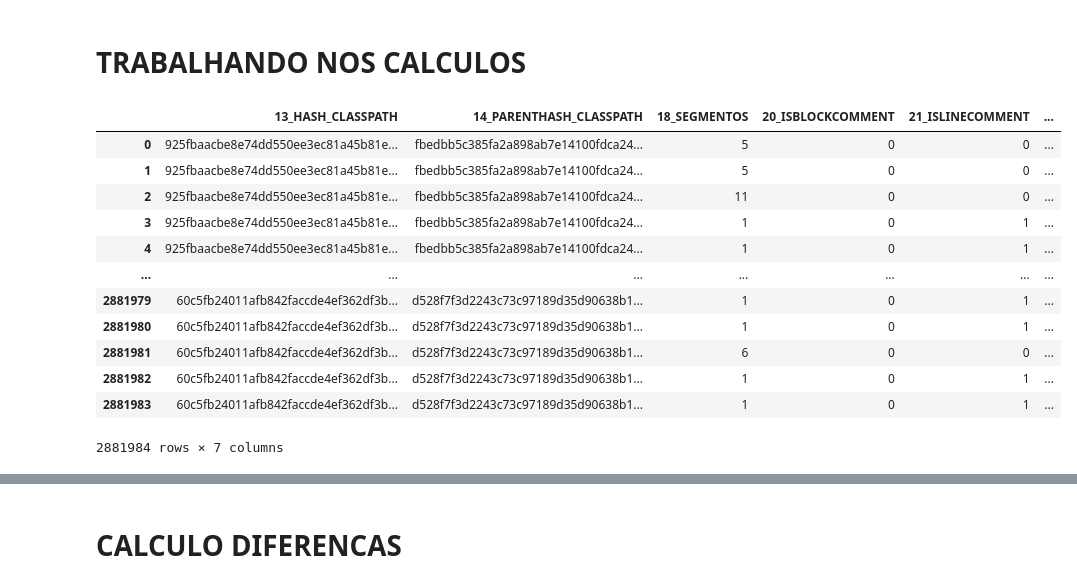
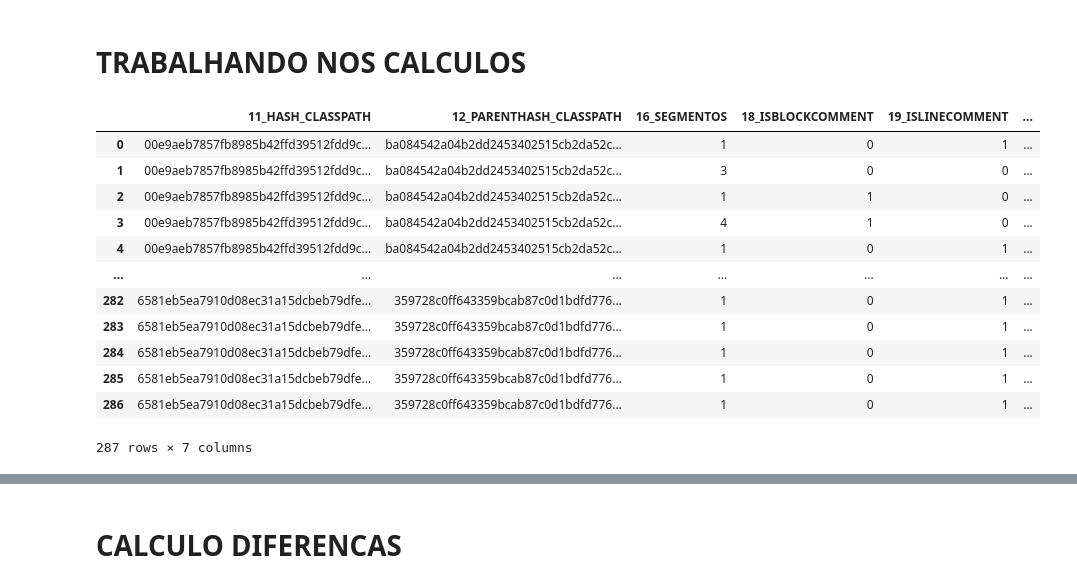
Before and after one commit to KleitonEwerton/project-analyzer-with-parsers, a Jupyter notebook: analise_refatoracao.ipynb, the cells around one changed output, grey strips where cells are left out. Cells and saved outputs as stored; diff of their text form; code cells hidden in the pictures.

```diff
--- a/analise_refatoracao.ipynb
+++ b/analise_refatoracao.ipynb
@@ -73,24 +70,32 @@ FILE_NAME_COMMENTS = 'comments-auto.csv'
+# %%
+FILE_NAME_REFACTORING = 'csv/refactorings-examples-for-refactoring-testing.csv'
+FILE_NAME_COMMENTS = 'csv/comments-examples-for-refactoring-testing.csv'
+
+FILE_NAME_TABELA_AGRUPADA = 'comments-examples/tabela-agrupada.csv'
+FILE_NAME_TABELA_MERGE = 'comments-examples/tabela-merge-comentarios.csv'
+FILE_NAME_TABELA_COMPLETA = 'comments-examples/tabela-completa.csv'
+FILE_NAME_TABELA_REGRAS = 'comments-examples/tabela-regras.csv'
+FILE_NAME_TABELA_DIFERENCA_COMENTARIOS = 'csv/tabela-diferenca-comentarios.csv'
+
+FILE_NAME_PIVOTED = 'comments-examples/pivoted.csv'
+FILE_NAME_QUANTIDADE_COMENTARIOS = 'comments-examples/quantidade-comentarios.csv'
 # %% [markdown]
 # TRABALHANDO NOS CALCULOS
 # %%
 DF_COMMENTS = pd.read_csv(FILE_NAME_COMMENTS)
-
-# CONTAR QUANTOS DIFERENTE TEM EM 19_CLASSPATH
-DF_C = DF_COMMENTS['19_CLASSPATH'].value_counts()
-
-DF_COMMENTS.drop(columns=['15_TYPE', '16_STARTLINE', '17_ENDLINE', '19_CLASSPATH', '11_HASH', '12_PARENTSHASH'], inplace=True)
+DF_COMMENTS.drop(columns=['13_TYPE', '14_STARTLINE', '15_ENDLINE'], inplace=True)
 DF_COMMENTS
 # %% [output]
-|  | 13_HASH_CLASSPATH | 14_PARENTHASH_CLASSPATH | 18_SEGMENTOS | 20_ISBLOCKCOMMENT | 21_ISLINECOMMENT | ... |
-| 0 | 925fbaacbe8e74dd550ee3ec81a45b81e... | fbedbb5c385fa2a898ab7e14100fdca24... | 5 | 0 | 0 | ... |
-| 1 | 925fbaacbe8e74dd550ee3ec81a45b81e... | fbedbb5c385fa2a898ab7e14100fdca24... | 5 | 0 | 0 | ... |
-| 2 | 925fbaacbe8e74dd550ee3ec81a45b81e... | fbedbb5c385fa2a898ab7e14100fdca24... | 11 | 0 | 0 | ... |
-| 3 | 925fbaacbe8e74dd550ee3ec81a45b81e... | fbedbb5c385fa2a898ab7e14100fdca24... | 1 | 0 | 1 | ... |
-| 4 | 925fbaacbe8e74dd550ee3ec81a45b81e... | fbedbb5c385fa2a898ab7e14100fdca24... | 1 | 0 | 1 | ... |
+|  | 11_HASH_CLASSPATH | 12_PARENTHASH_CLASSPATH | 16_SEGMENTOS | 18_ISBLOCKCOMMENT | 19_ISLINECOMMENT | ... |
+| 0 | 00e9aeb7857fb8985b42ffd39512fdd9c... | ba084542a04b2dd2453402515cb2da52c... | 1 | 0 | 1 | ... |
+| 1 | 00e9aeb7857fb8985b42ffd39512fdd9c... | ba084542a04b2dd2453402515cb2da52c... | 3 | 0 | 0 | ... |
+| 2 | 00e9aeb7857fb8985b42ffd39512fdd9c... | ba084542a04b2dd2453402515cb2da52c... | 1 | 1 | 0 | ... |
+| 3 | 00e9aeb7857fb8985b42ffd39512fdd9c... | ba084542a04b2dd2453402515cb2da52c... | 4 | 1 | 0 | ... |
+| 4 | 00e9aeb7857fb8985b42ffd39512fdd9c... | ba084542a04b2dd2453402515cb2da52c... | 1 | 0 | 1 | ... |
 | ... | ... | ... | ... | ... | ... | ... |
-| 2881979 | 60c5fb24011afb842faccde4ef362df3b... | d528f7f3d2243c73c97189d35d90638b1... | 1 | 0 | 1 | ... |
-| 2881980 | 60c5fb24011afb842faccde4ef362df3b... | d528f7f3d2243c73c97189d35d90638b1... | 1 | 0 | 1 | ... |
-| 2881981 | 60c5fb24011afb842faccde4ef362df3b... | d528f7f3d2243c73c97189d35d90638b1... | 6 | 0 | 0 | ... |
-| 2881982 | 60c5fb24011afb842faccde4ef362df3b... | d528f7f3d2243c73c97189d35d90638b1... | 1 | 0 | 1 | ... |
-| 2881983 | 60c5fb24011afb842faccde4ef362df3b... | d528f7f3d2243c73c97189d35d90638b1... | 1 | 0 | 1 | ... |
+| 282 | 6581eb5ea7910d08ec31a15dcbeb79dfe... | 359728c0ff643359bcab87c0d1bdfd776... | 1 | 0 | 1 | ... |
+| 283 | 6581eb5ea7910d08ec31a15dcbeb79dfe... | 359728c0ff643359bcab87c0d1bdfd776... | 1 | 0 | 1 | ... |
+| 284 | 6581eb5ea7910d08ec31a15dcbeb79dfe... | 359728c0ff643359bcab87c0d1bdfd776... | 1 | 0 | 1 | ... |
+| 285 | 6581eb5ea7910d08ec31a15dcbeb79dfe... | 359728c0ff643359bcab87c0d1bdfd776... | 1 | 0 | 1 | ... |
+| 286 | 6581eb5ea7910d08ec31a15dcbeb79dfe... | 359728c0ff643359bcab87c0d1bdfd776... | 1 | 0 | 1 | ... |
-2881984 rows × 7 columns
+287 rows × 7 columns
```
Also changed, not shown: parts of 26 cells of this notebook, 5 other files.
